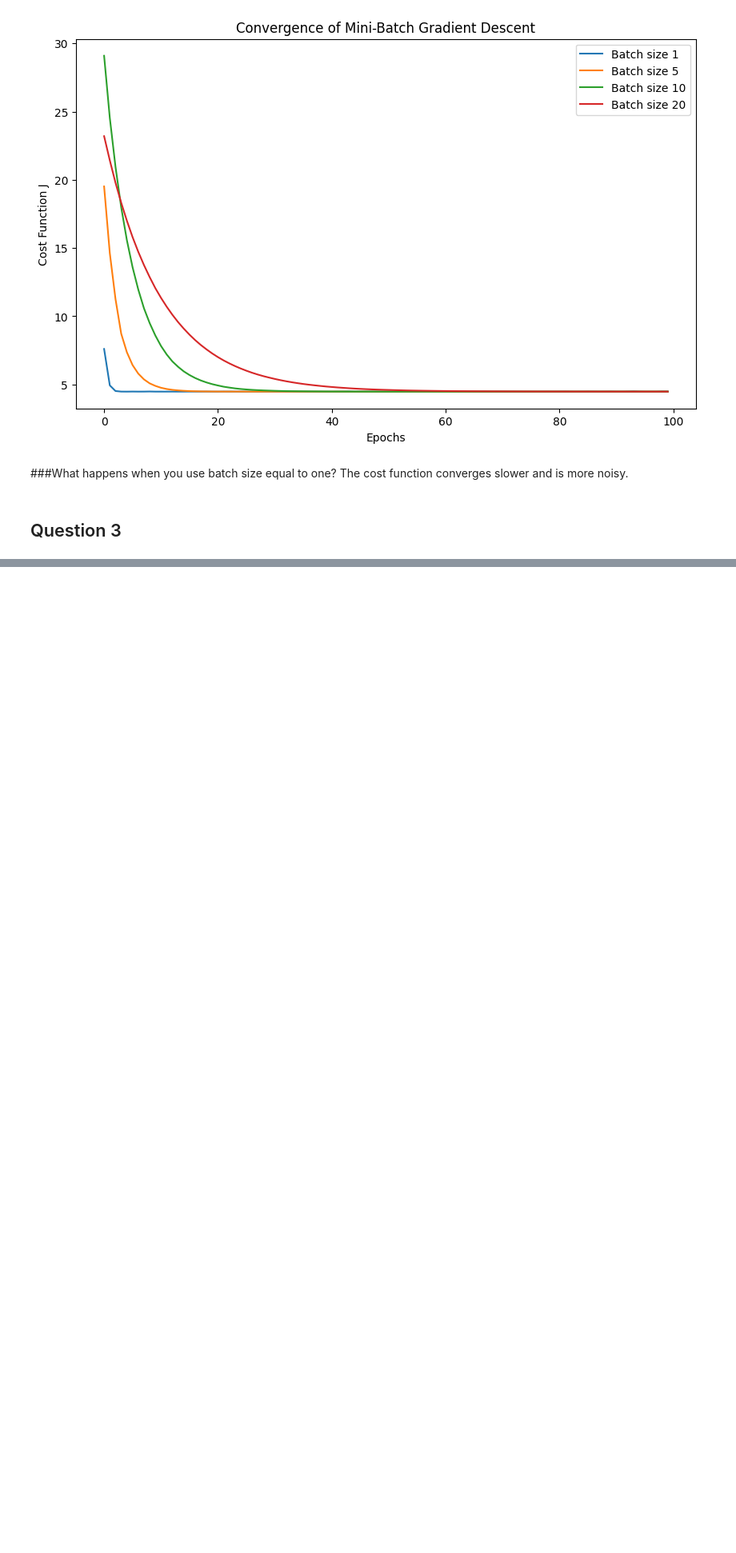
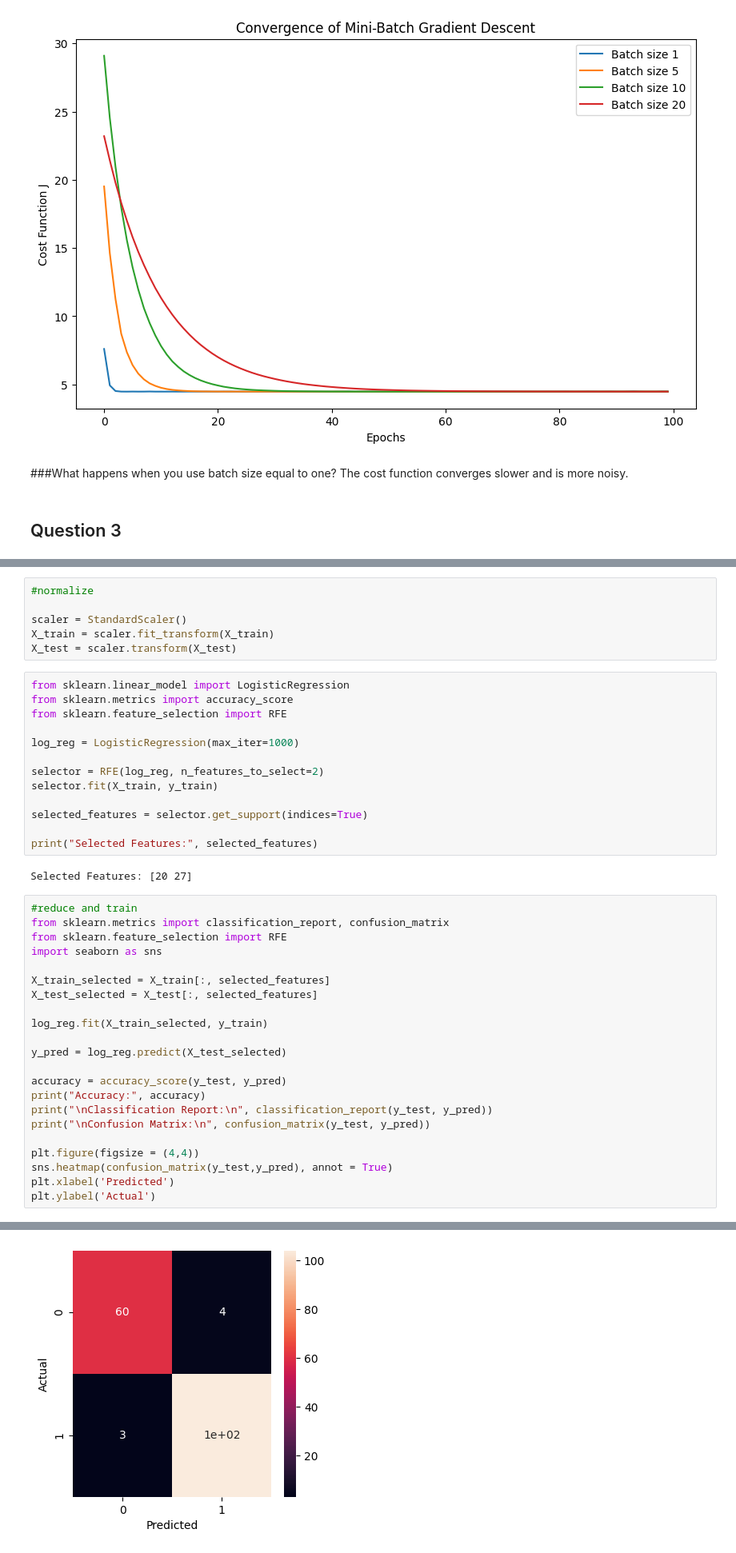
Before and after one commit to morrea1/MANE-4962, a Jupyter notebook: Homework3.ipynb, the cells around one changed output, grey strips where cells are left out. Shown at 80% size. Drawn from its saved outputs; the diff is of its cells as text; blank space fills up the shorter version.

```diff
--- a/Homework3.ipynb
+++ b/Homework3.ipynb
@@ -149,0 +161,44 @@ The cost function converges slower and is more noisy.
+# %%
+#normalize
+
+scaler = StandardScaler()
+X_train = scaler.fit_transform(X_train)
+X_test = scaler.transform(X_test)
+# %%
+from sklearn.linear_model import LogisticRegression
+from sklearn.metrics import accuracy_score
+from sklearn.feature_selection import RFE
+
+log_reg = LogisticRegression(max_iter=1000)
+
+selector = RFE(log_reg, n_features_to_select=2)
+selector.fit(X_train, y_train)
+
+selected_features = selector.get_support(indices=True)
+
+print("Selected Features:", selected_features)
+# %% [output]
+Selected Features: [20 27]
+# %%
+#reduce and train
+from sklearn.metrics import classification_report, confusion_matrix
+from sklearn.feature_selection import RFE
+import seaborn as sns
+
+X_train_selected = X_train[:, selected_features]
+X_test_selected = X_test[:, selected_features]
+
+log_reg.fit(X_train_selected, y_train)
+
+y_pred = log_reg.predict(X_test_selected)
+
+accuracy = accuracy_score(y_test, y_pred)
+print("Accuracy:", accuracy)
+print("\nClassification Report:\n", classification_report(y_test, y_pred))
+print("\nConfusion Matrix:\n", confusion_matrix(y_test, y_pred))
+
+plt.figure(figsize = (4,4))
+sns.heatmap(confusion_matrix(y_test,y_pred), annot = True)
+plt.xlabel('Predicted')
+plt.ylabel('Actual')
+# %% [output]
@@ -149,0 +222 @@ The cost function converges slower and is more noisy.
+[figure, added]
```
Also changed, not shown: parts of 4 cells of this notebook.
